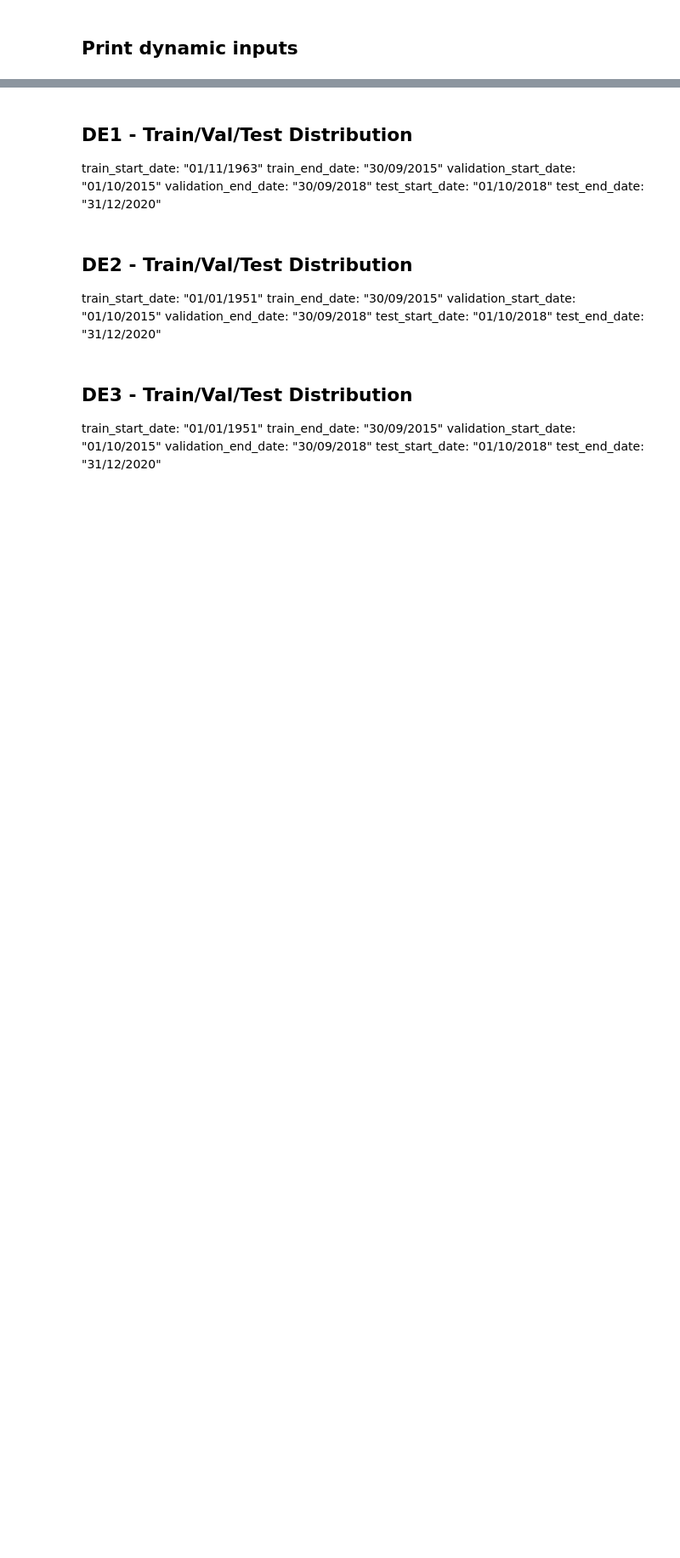
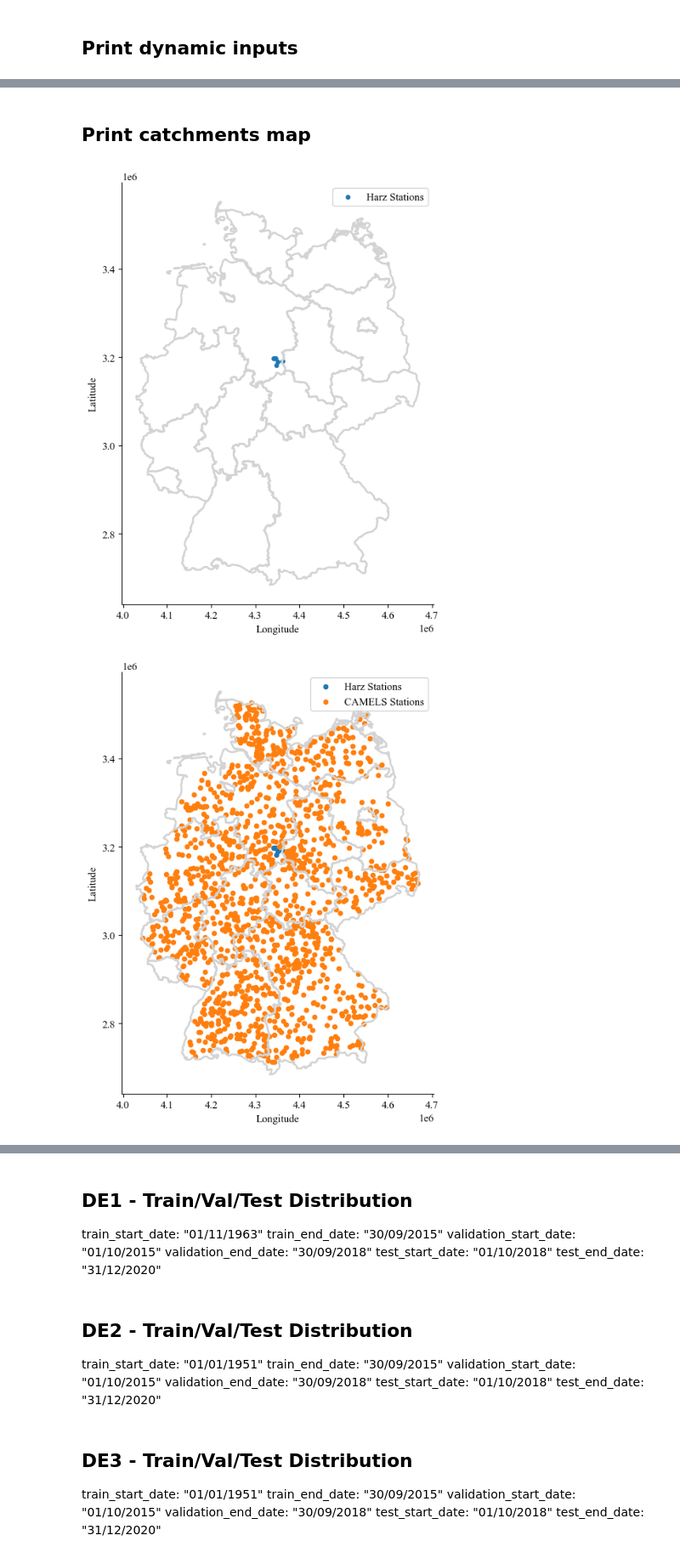
Before and after one commit to gjohnen1/neuralhydrology, a Jupyter notebook: camels_harz/inspect_catchments_harz.ipynb, the cells around one changed output, grey strips where cells are left out. Shown: that part at 85% size. Saved outputs shown, nothing was run; the diff lists cells and outputs as text; code cells hidden in the pictures; blank space fills up the shorter version.

Commit message:
Feature: add plots and inspections

```diff
--- a/camels_harz/inspect_catchments_harz.ipynb
+++ b/camels_harz/inspect_catchments_harz.ipynb
@@ -7,3 +10,10 @@ import os
+# %%
+mpl.rcParams["grid.color"] = "#eeeeee"
+mpl.rcParams["grid.linewidth"] = 0.5
+mpl.rcParams["axes.spines.right"] = False
+mpl.rcParams["axes.spines.top"] = False
+mpl.rcParams['font.family'] = 'Times New Roman'
+mpl.rcParams.update({'font.size': 11})
 # %%
 data_dir = Path('../data/camels_de/')
 # %%
@@ -100,0 +69,42 @@ temperature_max
+# %% [markdown]
+## Print catchments map
+# %%
+# CAMELS gauging stations
+camels_stations_path = data_dir / 'CAMELS_DE_catchment_boundaries/gauging_stations/CAMELS_DE_gauging_stations.shp'
+gdf_camels = gpd.read_file(camels_stations_path)
+
+# Harz catchments
+harz_path = data_dir / 'CAMELS_DE_catchment_boundaries/gauging_stations/HARZ_gauging_stations.shp'
+gdf_harz = gpd.read_file(harz_path)
+gdf_harz = gdf_harz.to_crs(gdf_camels.crs)
+
+# State boundaries
+states_path = data_dir / 'CAMELS_DE_catchment_boundaries/state_boundaries/de.shp'
+gdf_states = gpd.read_file(states_path)
+gdf_states = gdf_states.to_crs(gdf_camels.crs)
+
+# Plot 1: Harz gauging stations and with zoom to the catchments
+fig, ax = plt.subplots(figsize=(7, 7))
+gdf_states.boundary.plot(ax=ax, color='lightgrey', linewidth=2)
+gdf_harz.plot(ax=ax, linewidth=0.5, marker='o', markersize=20, label='Harz Stations')
+plt.xlabel('Longitude')
+plt.ylabel('Latitude')
+plt.legend()
+plt.tight_layout()
+plt.savefig('harz_stations_plot.png', dpi=300)  # Save the plot
+plt.show()
+
+# Plot 2: Both Harz and CAMELS gauging stations
+fig, ax = plt.subplots(figsize=(7, 7))
+gdf_states.boundary.plot(ax=ax, color='lightgrey', linewidth=2)
+gdf_harz.plot(ax=ax, marker='o', markersize=20, label='Harz Stations')
+gdf_camels.plot(ax=ax, marker='o', markersize=20, label='CAMELS Stations')
+plt.xlabel('Longitude')
+plt.ylabel('Latitude')
+plt.legend()
+plt.tight_layout()
+plt.savefig('harz_and_camels_stations_plot.png', dpi=300)  # Save the plot
+plt.show()
+# %% [output]
+[figure, added]
+[figure, added]
```
Also changed, not shown: parts of 8 cells of this notebook.
